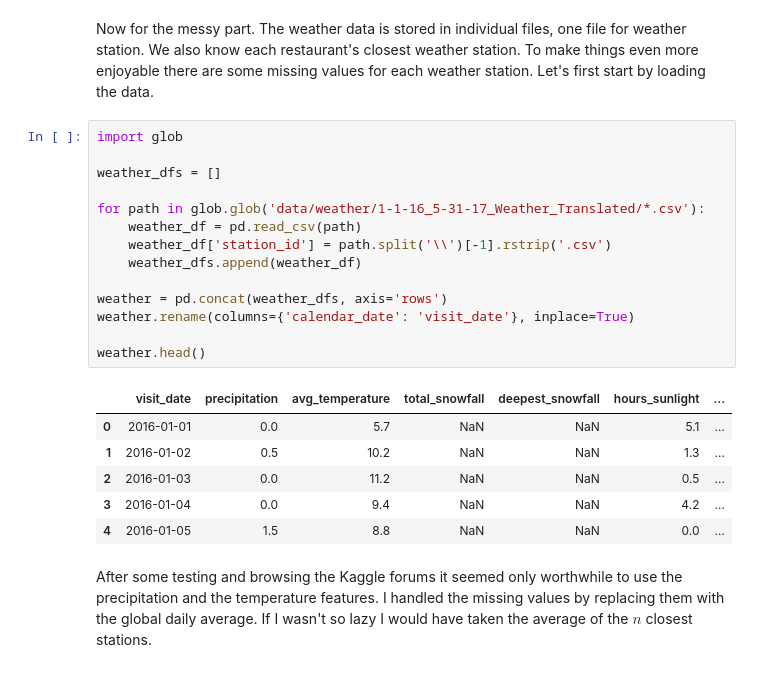
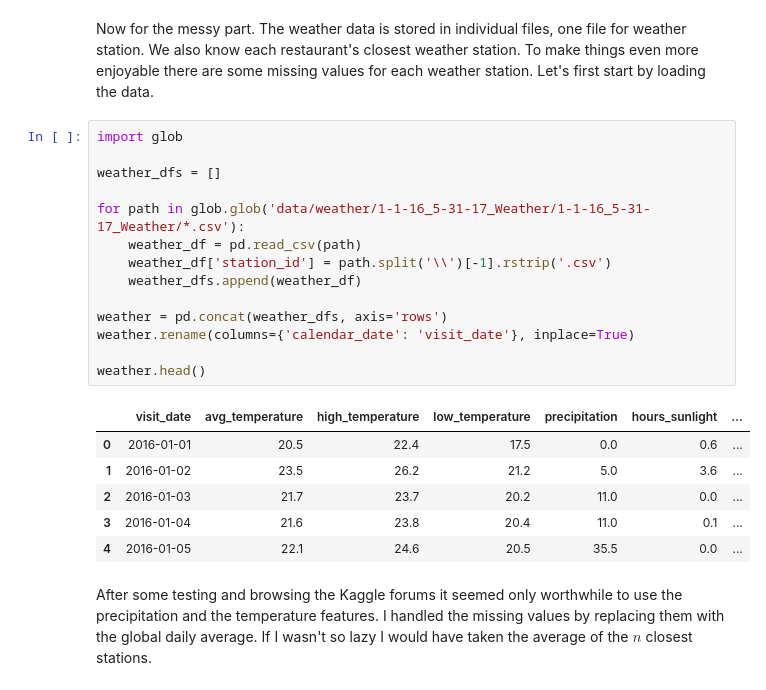
Before and after one commit to MaxHalford/kaggle-recruit-restaurant, a Jupyter notebook: Solution.ipynb, the cells around one changed output. Cells and saved outputs as stored; diff of their text form.

Commit message:
fix weather path typo

```diff
--- a/Solution.ipynb
+++ b/Solution.ipynb
@@ -108,24 +108,24 @@ Now for the messy part. The weather data is stored in individual files, one file
 # %%
 import glob
 
 weather_dfs = []
 
-for path in glob.glob('data/weather/1-1-16_5-31-17_Weather_Translated/*.csv'):
+for path in glob.glob('data/weather/1-1-16_5-31-17_Weather/1-1-16_5-31-17_Weather/*.csv'):
     weather_df = pd.read_csv(path)
     weather_df['station_id'] = path.split('\\')[-1].rstrip('.csv')
     weather_dfs.append(weather_df)
 
 weather = pd.concat(weather_dfs, axis='rows')
 weather.rename(columns={'calendar_date': 'visit_date'}, inplace=True)
 
 weather.head()
 # %% [output]
-|  | visit_date | precipitation | avg_temperature | total_snowfall | deepest_snowfall | hours_sunlight | ... |
-| 0 | 2016-01-01 | 0.0 | 5.7 | NaN | NaN | 5.1 | ... |
-| 1 | 2016-01-02 | 0.5 | 10.2 | NaN | NaN | 1.3 | ... |
-| 2 | 2016-01-03 | 0.0 | 11.2 | NaN | NaN | 0.5 | ... |
-| 3 | 2016-01-04 | 0.0 | 9.4 | NaN | NaN | 4.2 | ... |
-| 4 | 2016-01-05 | 1.5 | 8.8 | NaN | NaN | 0.0 | ... |
+|  | visit_date | avg_temperature | high_temperature | low_temperature | precipitation | hours_sunlight | ... |
+| 0 | 2016-01-01 | 20.5 | 22.4 | 17.5 | 0.0 | 0.6 | ... |
+| 1 | 2016-01-02 | 23.5 | 26.2 | 21.2 | 5.0 | 3.6 | ... |
+| 2 | 2016-01-03 | 21.7 | 23.7 | 20.2 | 11.0 | 0.0 | ... |
+| 3 | 2016-01-04 | 21.6 | 23.8 | 20.4 | 11.0 | 0.1 | ... |
+| 4 | 2016-01-05 | 22.1 | 24.6 | 20.5 | 35.5 | 0.0 | ... |
 # %% [markdown]
 After some testing and browsing the Kaggle forums it seemed only worthwhile to use the precipitation and the temperature features. I handled the missing values by replacing them with the global daily average. If I wasn't so lazy I would have taken the average of the $n$ closest stations.
 # %%
```
Also changed, not shown: parts of 2 cells of this notebook.
